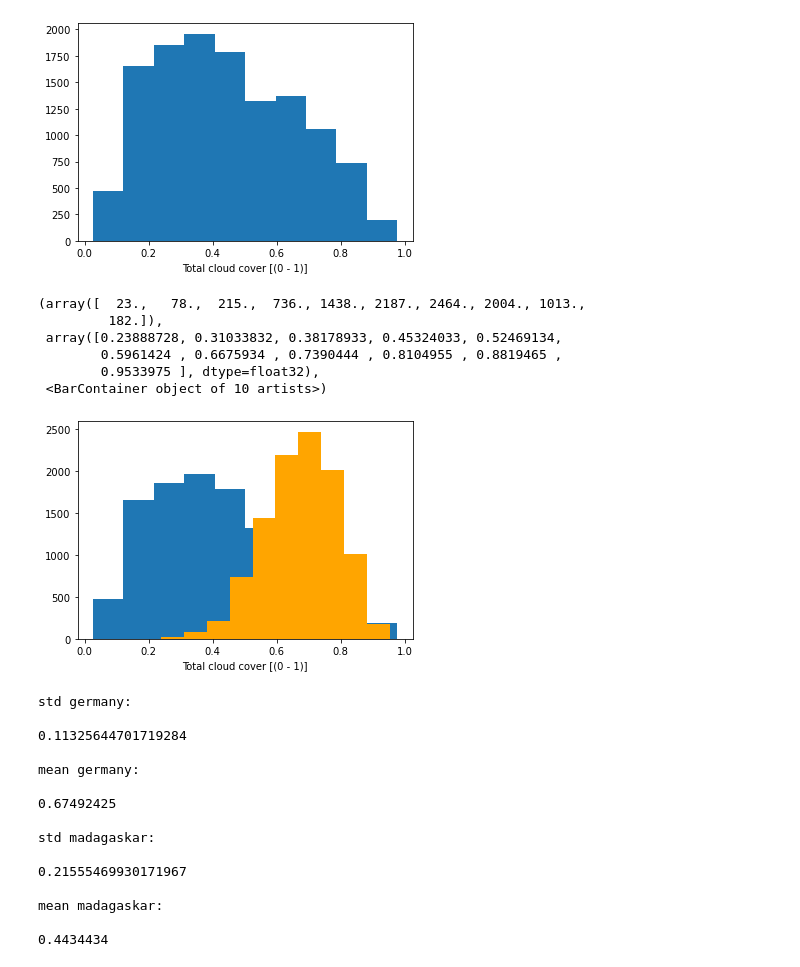
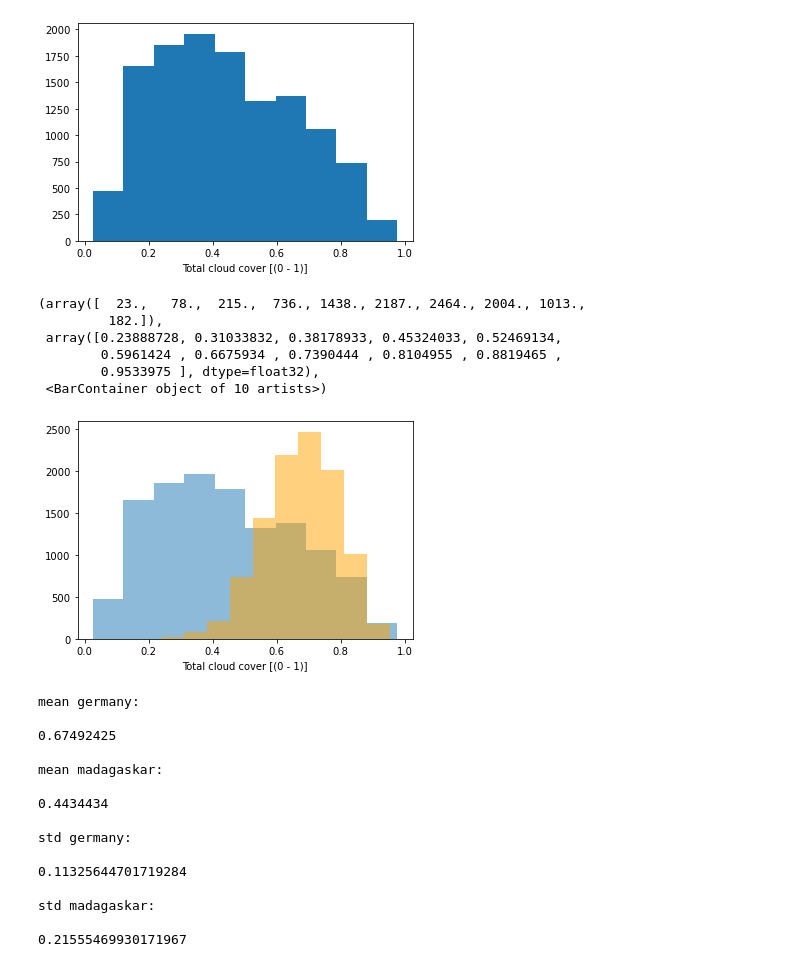
Before and after one commit to d3sp3r4t3Student/Statistical-Data-Analyses, a Jupyter notebook: demo_practical1.ipynb, the cells around one changed output. Saved outputs shown, nothing was run; the diff lists cells and outputs as text; code cells hidden in the pictures.

```diff
--- a/demo_practical1.ipynb
+++ b/demo_practical1.ipynb
@@ -244,38 +248,38 @@ cc_mad.plot()
  <BarContainer object of 10 artists>)
 [figure]
 # %%
-cc_mad.plot()
-cc_ger.plot(color="orange")
+cc_mad.plot(alpha = 0.5)
+cc_ger.plot(color="orange", alpha = 0.5)
 # %% [output]
 (array([  23.,   78.,  215.,  736., 1438., 2187., 2464., 2004., 1013.,
          182.]),
  array([0.23888728, 0.31033832, 0.38178933, 0.45324033, 0.52469134,
         0.5961424 , 0.6675934 , 0.7390444 , 0.8104955 , 0.8819465 ,
         0.9533975 ], dtype=float32),
  <BarContainer object of 10 artists>)
-[figure, old version]
+[figure, new version]
 # %%
-print('std germany:\n')
+print('mean germany:\n')
+print(cc_ger.mean().values)
+print('\nmean madagaskar:\n')
+print(cc_mad.mean().values)
+print('\nstd germany:\n')
 print(cc_ger.std().values)
-print('\nmean germany:\n')
-print(cc_ger.mean().values)
 print('\nstd madagaskar:\n')
 print(cc_mad.std().values)
-print('\nmean madagaskar:\n')
-print(cc_mad.mean().values)
 # %% [output]
+mean germany:
+
+0.67492425
+
+mean madagaskar:
+
+0.4434434
+
 std germany:
 
 0.11325644701719284
 
-mean germany:
-
-0.67492425
-
 std madagaskar:
 
 0.21555469930171967
-
-mean madagaskar:
-
-0.4434434
```
Also changed, not shown: parts of 4 cells of this notebook, 5 other files.
